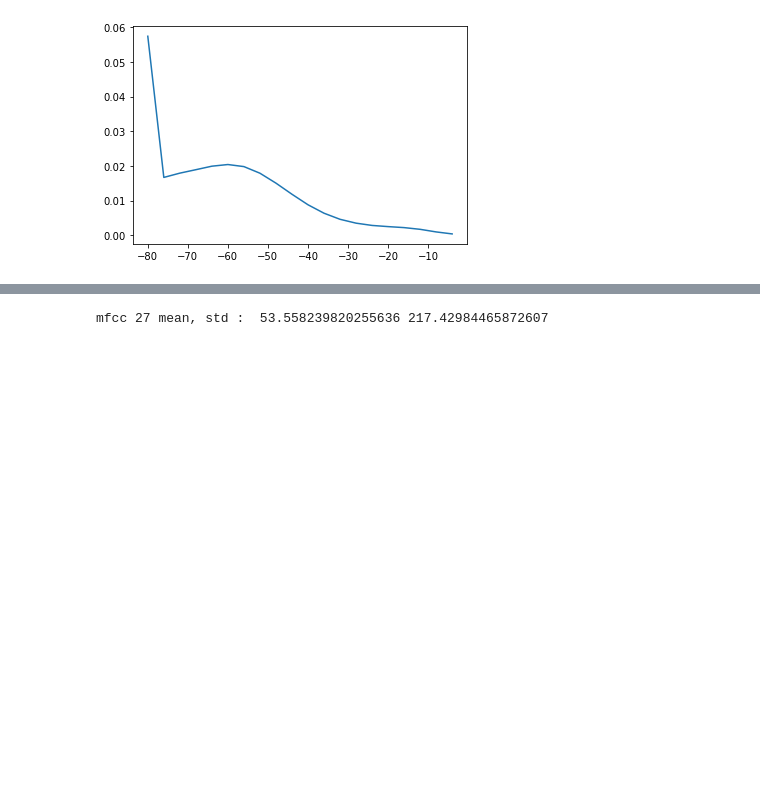
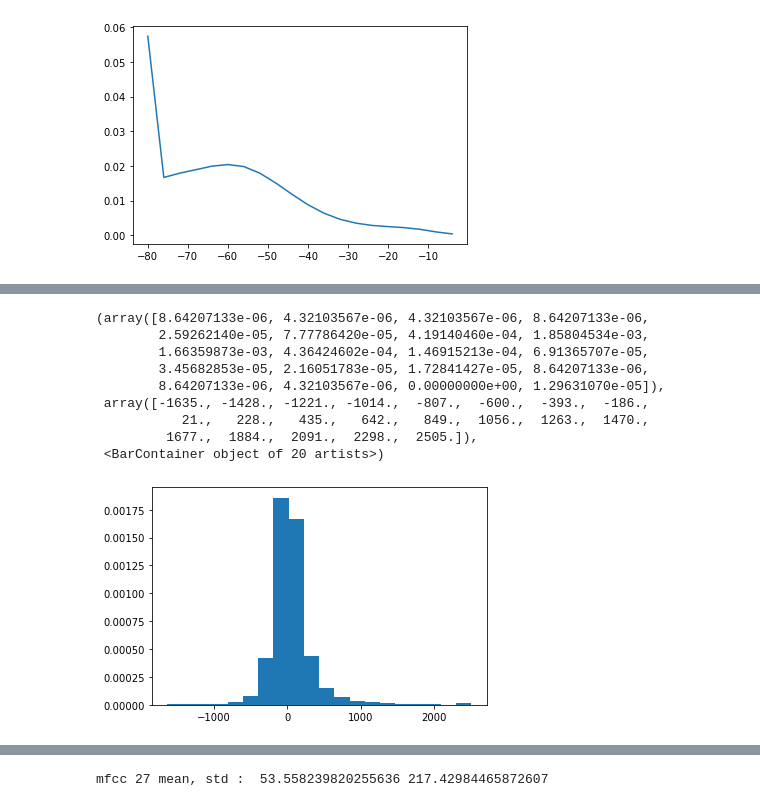
Before and after one commit to bub3690/voice_pathology_ai, a Jupyter notebook: distribution.ipynb, the cells around one changed output, grey strips where cells are left out. Saved outputs shown, nothing was run; the diff lists cells and outputs as text; code cells hidden in the pictures; blank space fills up the shorter version.

```diff
--- a/distribution.ipynb
+++ b/distribution.ipynb
@@ -278,0 +364,13 @@ plt.plot(np.arange(-80, 0,4),np.array(spectro_bins).mean(axis=0))
+# %%
+plt.hist(np.round( mfccs[100] ).reshape(-1),density=True,histtype='bar',bins=20)
+# %% [output]
+(array([8.64207133e-06, 4.32103567e-06, 4.32103567e-06, 8.64207133e-06,
+        2.59262140e-05, 7.77786420e-05, 4.19140460e-04, 1.85804534e-03,
+        1.66359873e-03, 4.36424602e-04, 1.46915213e-04, 6.91365707e-05,
+        3.45682853e-05, 2.16051783e-05, 1.72841427e-05, 8.64207133e-06,
+        8.64207133e-06, 4.32103567e-06, 0.00000000e+00, 1.29631070e-05]),
+ array([-1635., -1428., -1221., -1014.,  -807.,  -600.,  -393.,  -186.,
+           21.,   228.,   435.,   642.,   849.,  1056.,  1263.,  1470.,
+         1677.,  1884.,  2091.,  2298.,  2505.]),
+ <BarContainer object of 20 artists>)
+[figure, added]
```
Also changed, not shown: parts of 26 cells of this notebook, 1 other file.
